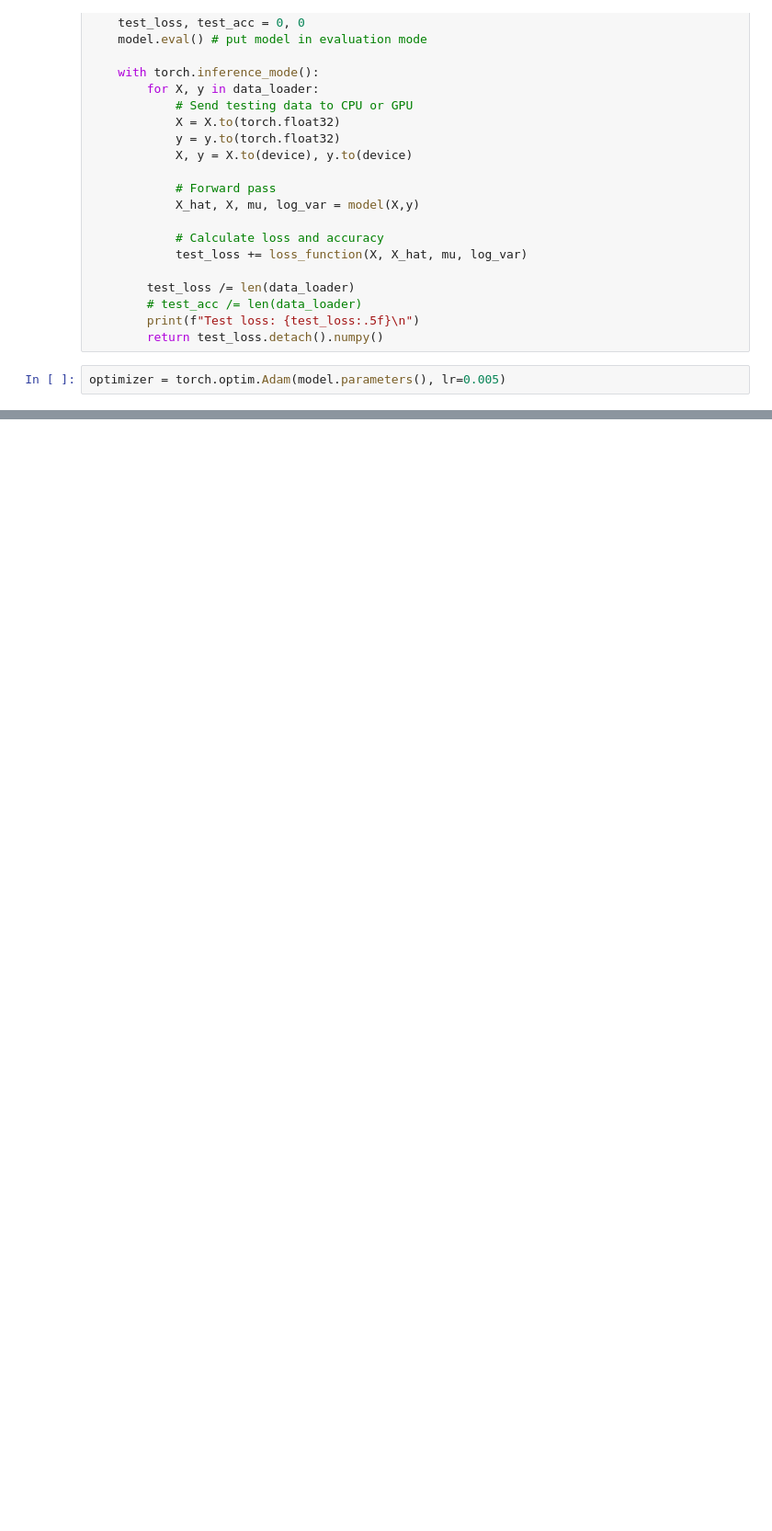
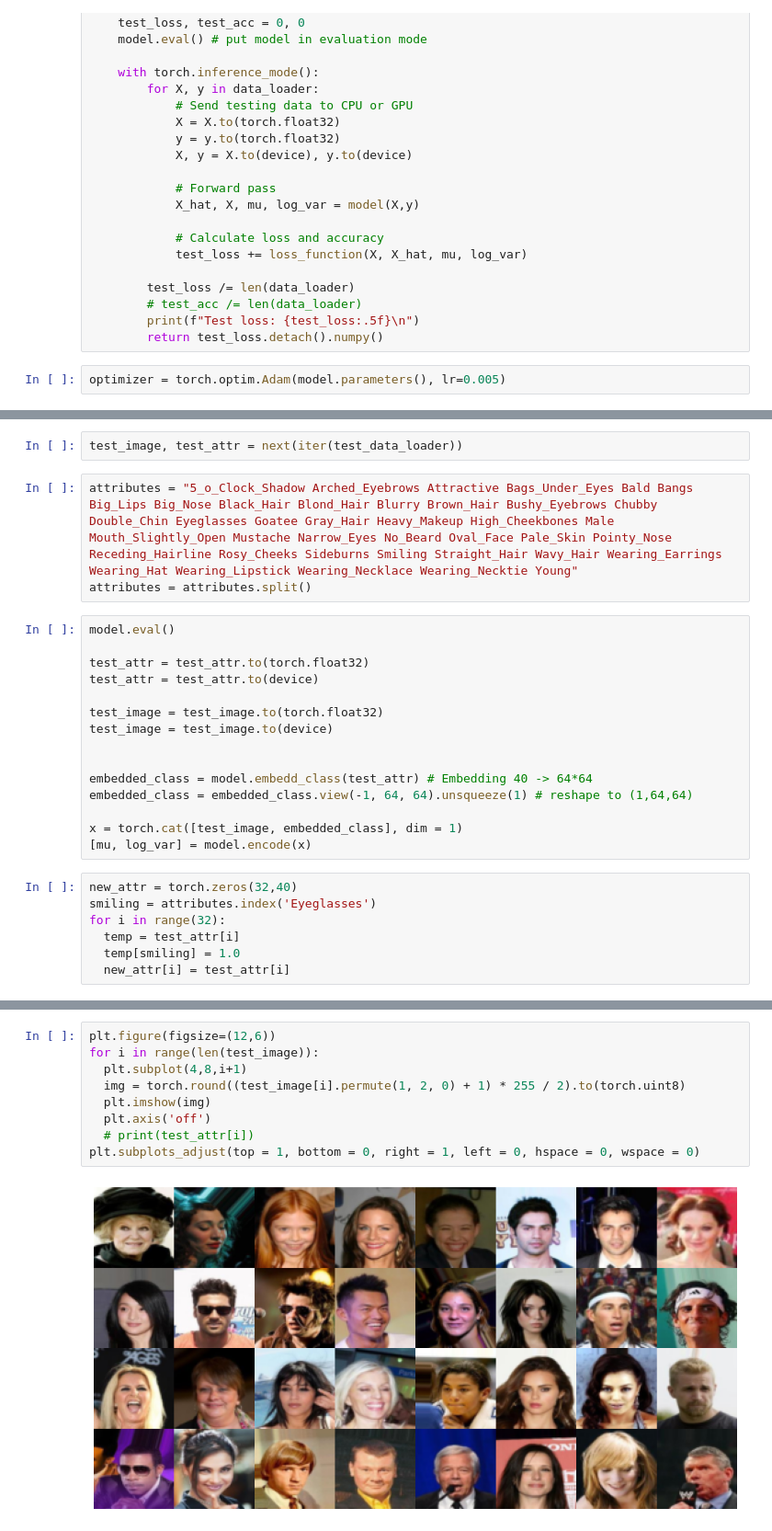
Before and after one commit to Darth-Kronos/Image-manipulation-CVAE, a Jupyter notebook: main.ipynb, the cells around one changed output, grey strips where cells are left out. Shown at 92% size. Saved outputs shown, nothing was run; the diff lists cells and outputs as text; blank space fills up the shorter version.

```diff
--- a/main.ipynb
+++ b/main.ipynb
@@ -297,0 +267,27 @@ KeyboardInterrupt:
+# %%
+test_image, test_attr = next(iter(test_data_loader))
+# %%
+attributes = "5_o_Clock_Shadow Arched_Eyebrows Attractive Bags_Under_Eyes Bald Bangs Big_Lips Big_Nose Black_Hair Blond_Hair Blurry Brown_Hair Bushy_Eyebrows Chubby Double_Chin Eyeglasses Goatee Gray_Hair Heavy_Makeup High_Cheekbones Male Mouth_Slightly_Open Mustache Narrow_Eyes No_Beard Oval_Face Pale_Skin Pointy_Nose Receding_Hairline Rosy_Cheeks Sideburns Smiling Straight_Hair Wavy_Hair Wearing_Earrings Wearing_Hat Wearing_Lipstick Wearing_Necklace Wearing_Necktie Young"
+attributes = attributes.split()
+# %%
+model.eval()
+
+test_attr = test_attr.to(torch.float32)
+test_attr = test_attr.to(device)
+
+test_image = test_image.to(torch.float32)
+test_image = test_image.to(device)
+
+
+embedded_class = model.embedd_class(test_attr) # Embedding 40 -> 64*64
+embedded_class = embedded_class.view(-1, 64, 64).unsqueeze(1) # reshape to (1,64,64)
+
+x = torch.cat([test_image, embedded_class], dim = 1)
+[mu, log_var] = model.encode(x)
+# %%
+new_attr = torch.zeros(32,40)
+smiling = attributes.index('Eyeglasses')
+for i in range(32):
+  temp = test_attr[i]
+  temp[smiling] = 1.0
+  new_attr[i] = test_attr[i]
@@ -297,0 +305,11 @@ KeyboardInterrupt:
+# %%
+plt.figure(figsize=(12,6))
+for i in range(len(test_image)):
+  plt.subplot(4,8,i+1)
+  img = torch.round((test_image[i].permute(1, 2, 0) + 1) * 255 / 2).to(torch.uint8)
+  plt.imshow(img)
+  plt.axis('off')
+  # print(test_attr[i])
+plt.subplots_adjust(top = 1, bottom = 0, right = 1, left = 0, hspace = 0, wspace = 0)
+# %% [output]
+[figure, added]
```
Also changed, not shown: parts of 22 cells of this notebook, 18 other files.
